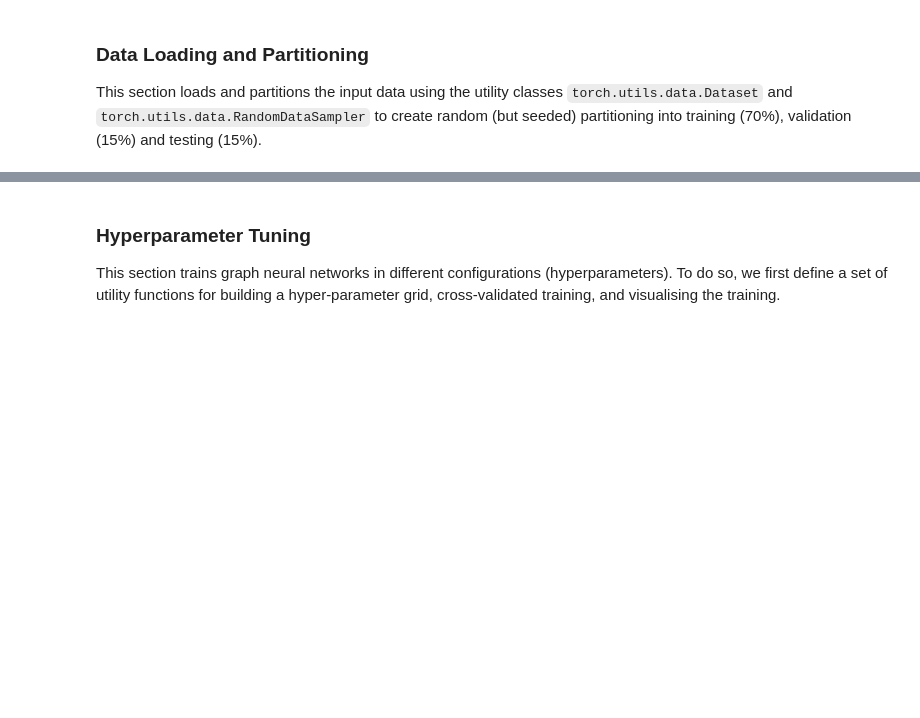
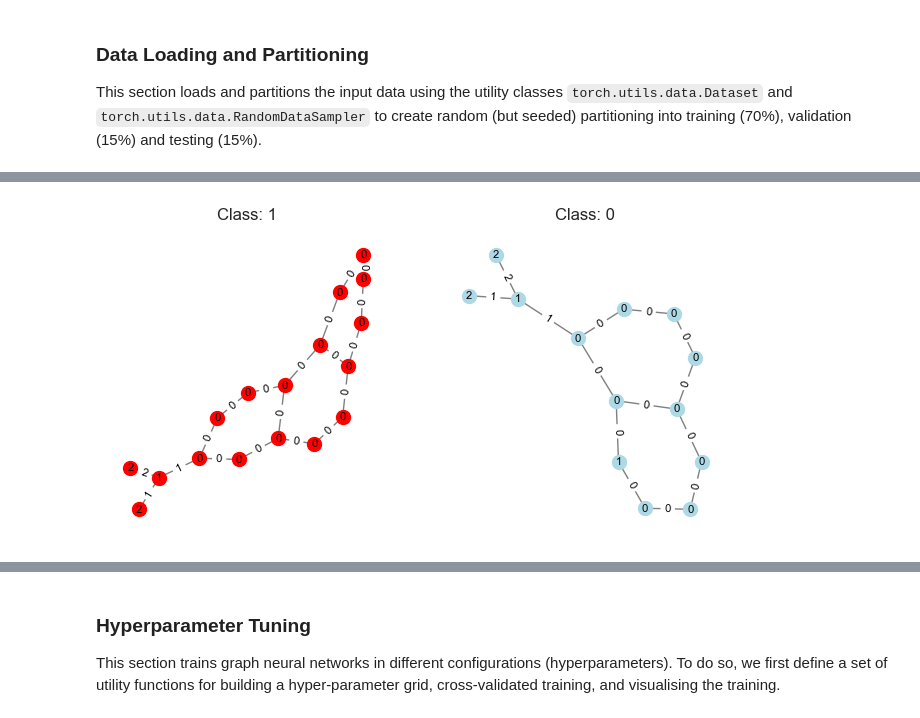
Before and after one commit to mikasenghaas/cs502, a Jupyter notebook: homeworks/2/Homework_2.ipynb, the cells around one changed output, grey strips where cells are left out. Cells and saved outputs as stored; diff of their text form; code cells hidden in the pictures; blank space fills up the shorter version.

```diff
--- a/homeworks/2/Homework_2.ipynb
+++ b/homeworks/2/Homework_2.ipynb
@@ -580,0 +742,10 @@ for i in range(9):
+# %%
+# Print positive vs. negative sample side-by-side
+fig, ax = plt.subplots(ncols=2, figsize=(8, 4))
+plot_graph(positive_graphs[0], ax=ax[0])
+plot_graph(negative_graphs[0], ax=ax[1])
+
+# Save figure
+fig.savefig(os.path.join(PLOT_PATH, "pos_vs_neg.png"))
+# %% [output]
+[figure, added]
```
Also changed, not shown: parts of 59 cells of this notebook.
